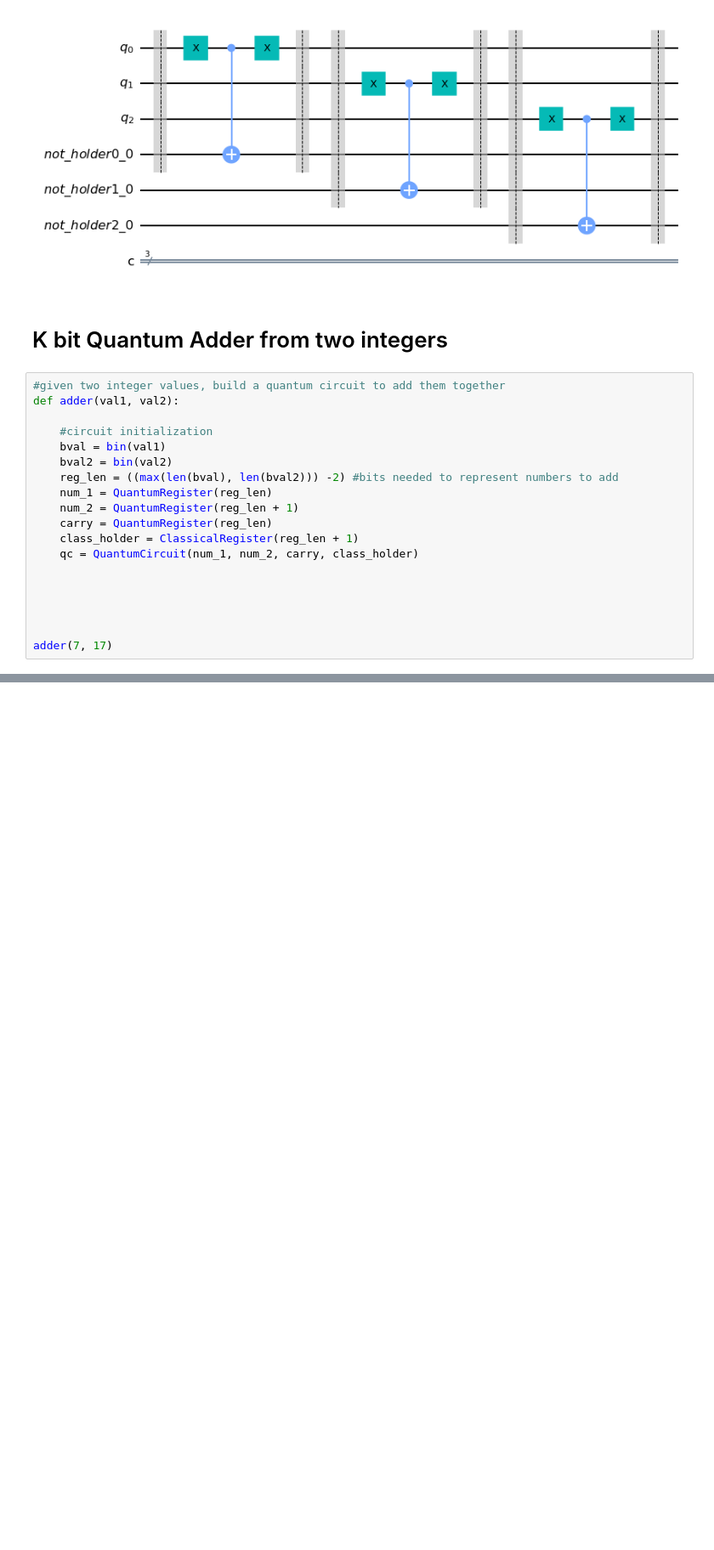
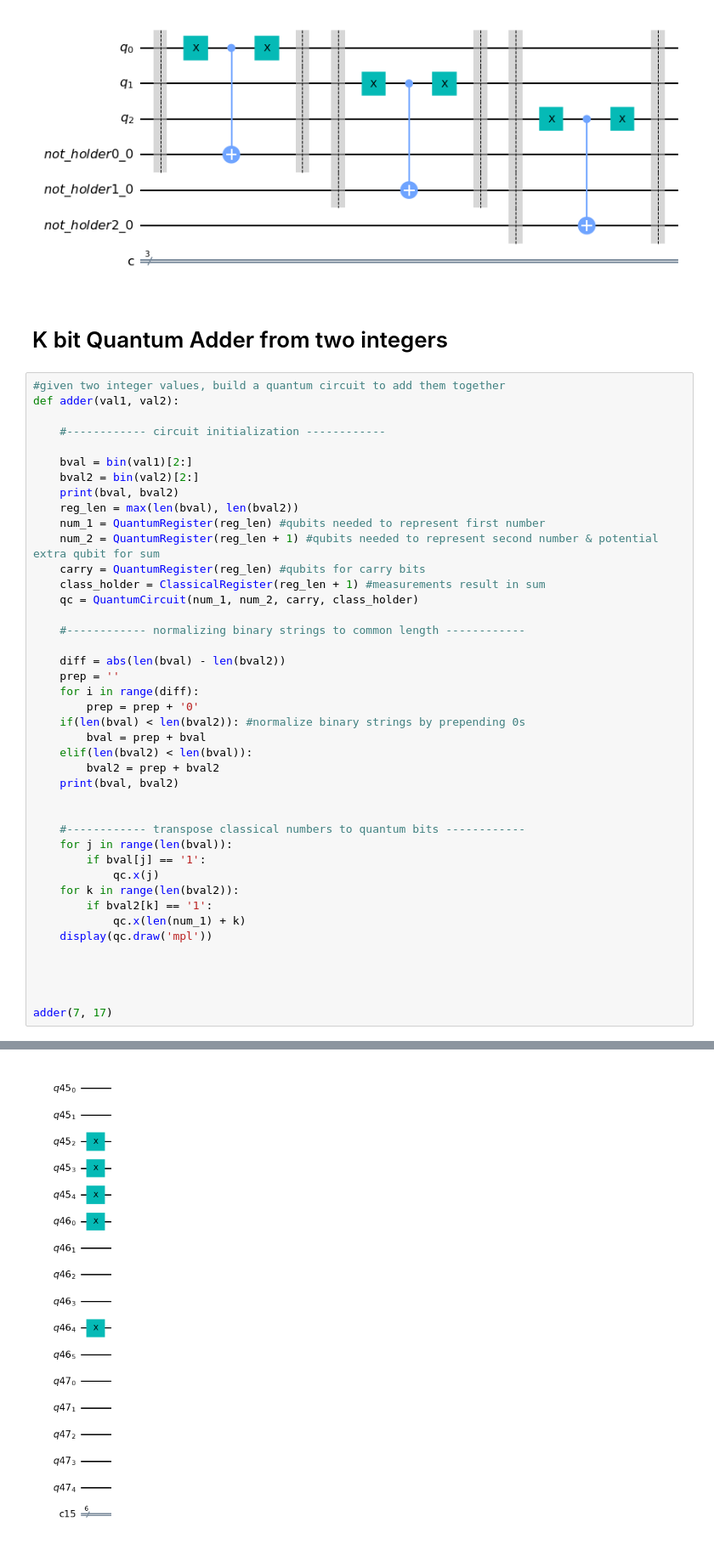
Before and after one commit to ABenoit0226/quantum-place-route, a Jupyter notebook: adder_logic_script.ipynb, the cells around one changed output, grey strips where cells are left out. Shown at 85% size. Drawn from its saved outputs; the diff is of its cells as text; blank space fills up the shorter version.

```diff
--- a/adder_logic_script.ipynb
+++ b/adder_logic_script.ipynb
@@ -173,16 +173,39 @@ recursive_not(qc_rec)
 #given two integer values, build a quantum circuit to add them together
 def adder(val1, val2):
 
-    #circuit initialization
-    bval = bin(val1)
-    bval2 = bin(val2)
-    reg_len = ((max(len(bval), len(bval2))) -2) #bits needed to represent numbers to add
-    num_1 = QuantumRegister(reg_len)
-    num_2 = QuantumRegister(reg_len + 1)
-    carry = QuantumRegister(reg_len)
-    class_holder = ClassicalRegister(reg_len + 1)
+    #------------ circuit initialization ------------
+
+    bval = bin(val1)[2:]
+    bval2 = bin(val2)[2:]
+    print(bval, bval2)
+    reg_len = max(len(bval), len(bval2))
+    num_1 = QuantumRegister(reg_len) #qubits needed to represent first number
+    num_2 = QuantumRegister(reg_len + 1) #qubits needed to represent second number & potential extra qubit for sum
+    carry = QuantumRegister(reg_len) #qubits for carry bits
+    class_holder = ClassicalRegister(reg_len + 1) #measurements result in sum
     qc = QuantumCircuit(num_1, num_2, carry, class_holder)
 
+    #------------ normalizing binary strings to common length ------------
+
+    diff = abs(len(bval) - len(bval2))
+    prep = ''
+    for i in range(diff):
+        prep = prep + '0'
+    if(len(bval) < len(bval2)): #normalize binary strings by prepending 0s
+        bval = prep + bval
+    elif(len(bval2) < len(bval)):
+        bval2 = prep + bval2
+    print(bval, bval2)
+
+
+    #------------ transpose classical numbers to quantum bits ------------
+    for j in range(len(bval)):
+        if bval[j] == '1':
+            qc.x(j)
+    for k in range(len(bval2)):
+        if bval2[k] == '1':
+            qc.x(len(num_1) + k)
+    display(qc.draw('mpl'))
 
 
 
@@ -192,0 +217 @@ adder(7, 17)
+[figure, added]
```
Also changed, not shown: parts of 1 cell of this notebook.
